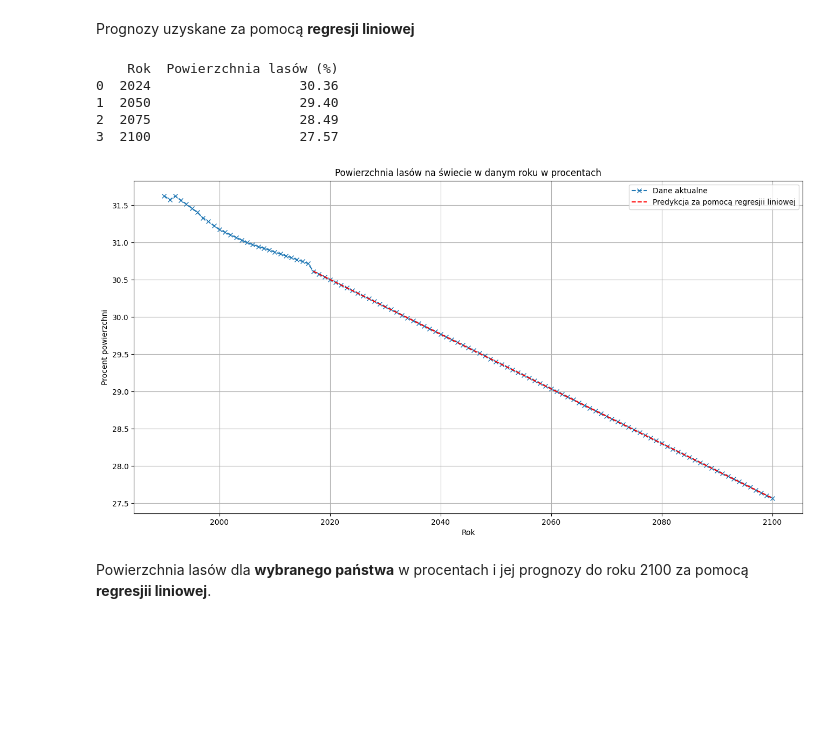
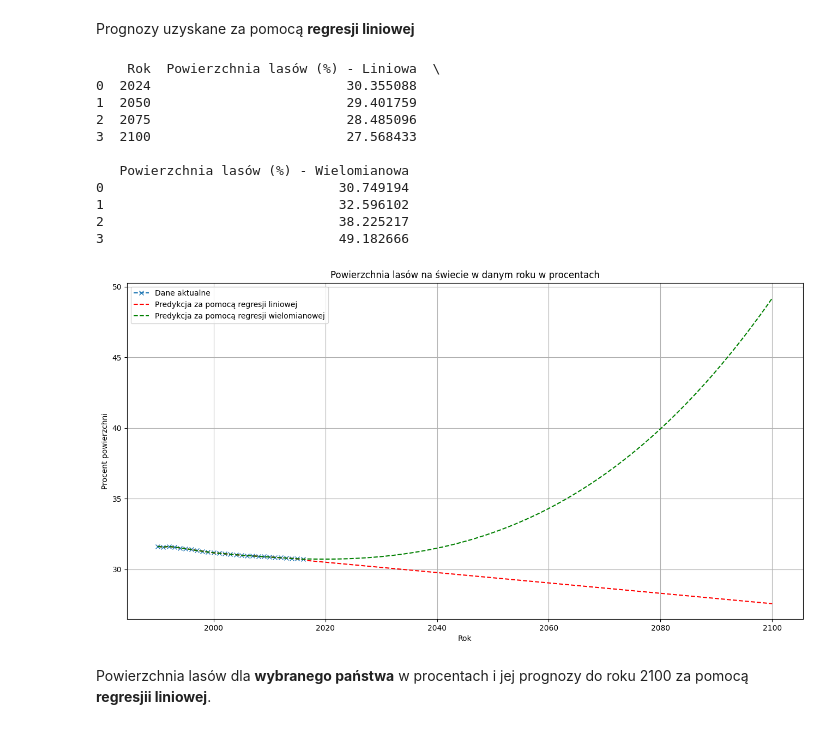
Before and after one commit to kuba172/analiza-zmian-klimatycznych-metodami-uczenia-maszynowego, a Jupyter notebook: Analiza zmian klimatu metodą uczenia maszynowego.ipynb, the cells around one changed output. Drawn from its saved outputs; the diff is of its cells as text; code cells hidden in the pictures; blank space fills up the shorter version.

```diff
--- a/Analiza zmian klimatu metodą uczenia maszynowego.ipynb
+++ b/Analiza zmian klimatu metodą uczenia maszynowego.ipynb
@@ -1297,37 +1359,60 @@ Prognozy uzyskane za pomocą **regresji liniowej**
 # %%
 years_after_2016 = np.arange(2017, 2101).reshape(-1, 1)
 linear_regression = LinearRegression()
 linear_regression.fit(world_forest_all_years[['year']], world_forest_all_years['value'])
-predicted_forest_coverages = linear_regression.predict(years_after_2016)
+predicted_forest_coverages_linear = linear_regression.predict(years_after_2016)
 
+# Regresja wielomianowa
+poly_features = PolynomialFeatures(degree=3)  # Można dostosować stopień wielomianu
+X_poly = poly_features.fit_transform(world_forest_all_years[['year']])
+poly_regression = LinearRegression()
+poly_regression.fit(X_poly, world_forest_all_years['value'])
+
+# Prognozy dla regresji wielomianowej
+years_after_2016_poly = poly_features.transform(years_after_2016)
+predicted_forest_coverages_poly = poly_regression.predict(years_after_2016_poly)
+
+# Łączenie aktualnych danych z prognozami
 extended_years = np.concatenate((world_forest_all_years['year'].values, years_after_2016.flatten()))
-extended_forest_coverages = np.concatenate((world_forest_all_years['value'].values, predicted_forest_coverages))
+extended_forest_coverages_linear = np.concatenate((world_forest_all_years['value'].values, predicted_forest_coverages_linear))
+extended_forest_coverages_poly = np.concatenate((world_forest_all_years['value'].values, predicted_forest_coverages_poly))
 
+# Prognozy na wybrane lata
 years_to_predict = [2024, 2050, 2075, 2100]
-predicted_coverages = linear_regression.predict(np.array(years_to_predict).reshape(-1, 1))
+predicted_coverages_linear = linear_regression.predict(np.array(years_to_predict).reshape(-1, 1))
+predicted_coverages_poly = poly_regression.predict(poly_features.transform(np.array(years_to_predict).reshape(-1, 1)))
 
-predictions_df = pd.DataFrame({'Rok': years_to_predict, 'Powierzchnia lasów (%)': predicted_coverages})
+predictions_df = pd.DataFrame({
+    'Rok': years_to_predict,
+    'Powierzchnia lasów (%) - Liniowa': predicted_coverages_linear,
+    'Powierzchnia lasów (%) - Wielomianowa': predicted_coverages_poly
+})
 print(predictions_df)
 
+# Wizualizacja
 plt.figure(figsize=(16, 8))
-plt.plot(extended_years, extended_forest_coverages, marker='x', linestyle='--', label='Dane aktualne')
+plt.plot(world_forest_all_years['year'], world_forest_all_years['value'], marker='x', linestyle='--', label='Dane aktualne')
+plt.plot(extended_years, extended_forest_coverages_linear, linestyle='--', color='red', label='Predykcja za pomocą regresji liniowej')
+plt.plot(extended_years, extended_forest_coverages_poly, linestyle='--', color='green', label='Predykcja za pomocą regresji wielomianowej')
 plt.xlabel('Rok')
 plt.ylabel('Procent powierzchni')
 plt.title('Powierzchnia lasów na świecie w danym roku w procentach')
 plt.grid(True)
-
-
-plt.plot(years_after_2016, predicted_forest_coverages, linestyle='--', color='red', label='Predykcja za pomocą regresjii liniowej')
-
 plt.legend()
 plt.show()
 # %% [output]
-    Rok  Powierzchnia lasów (%)
-0  2024                   30.36
-1  2050                   29.40
-2  2075                   28.49
-3  2100                   27.57
+    Rok  Powierzchnia lasów (%) - Liniowa  \
+0  2024                         30.355088
+1  2050                         29.401759
+2  2075                         28.485096
+3  2100                         27.568433
+
+   Powierzchnia lasów (%) - Wielomianowa
+0                              30.749194
+1                              32.596102
+2                              38.225217
+3                              49.182666
-[figure, old version]
+[figure, new version]
 # %% [markdown]
 Powierzchnia lasów dla **wybranego państwa** w procentach i jej prognozy do roku 2100 za pomocą **regresjii liniowej**.
 # %%
```
Also changed, not shown: parts of 41 cells of this notebook.
